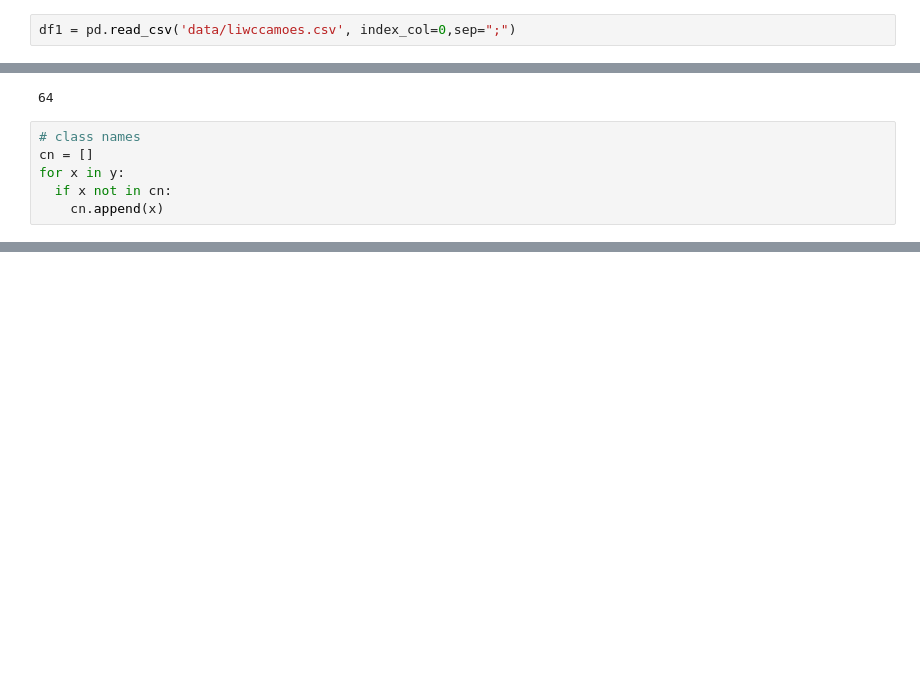
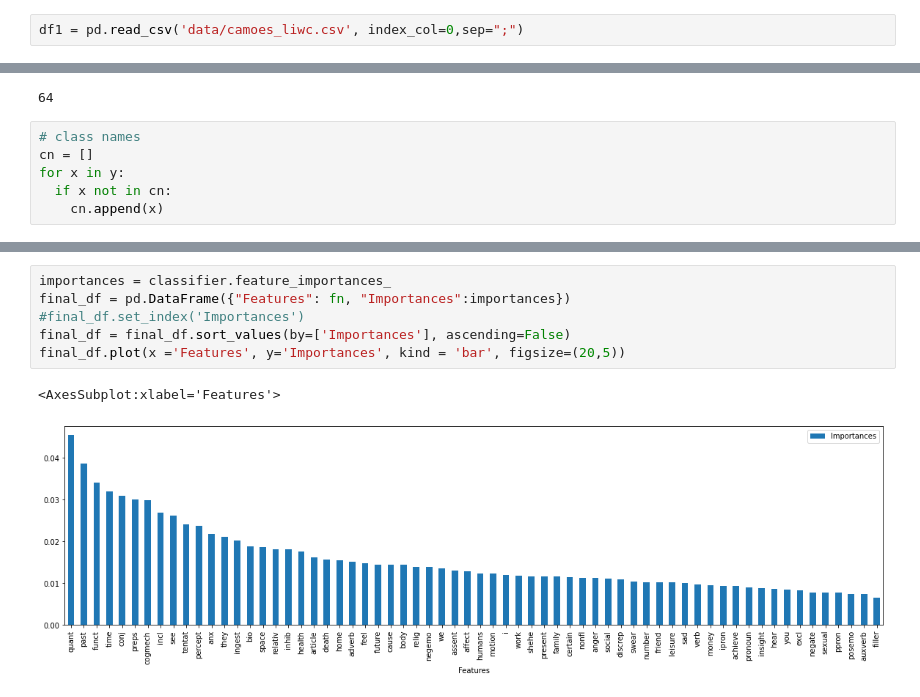
Before and after one commit to mtarcinalli/generos-literarios-bdcamoes, a Jupyter notebook: 03_liwc_rf.ipynb, the cells around one changed output, grey strips where cells are left out. Saved outputs shown, nothing was run; the diff lists cells and outputs as text; blank space fills up the shorter version.

Commit message:
feature importances

```diff
--- a/03_liwc_rf.ipynb
+++ b/03_liwc_rf.ipynb
@@ -7,7 +7,7 @@ from sklearn.model_selection import train_test_split
 from sklearn.metrics import classification_report
 from collections import Counter
 # %%
-df1 = pd.read_csv('data/liwccamoes.csv', index_col=0,sep=";")
+df1 = pd.read_csv('data/camoes_liwc.csv', index_col=0,sep=";")
 # %%
 df1
 # %% [output]
@@ -241,3 +241,12 @@ graph
 # %% [output]
 Warning: Could not load "/usr/lib/x86_64-linux-gnu/graphviz/libgvplugin_pango.so.6" - file not found
 [drawing not drawn]
+# %%
+importances = classifier.feature_importances_
+final_df = pd.DataFrame({"Features": fn, "Importances":importances})
+#final_df.set_index('Importances')
+final_df = final_df.sort_values(by=['Importances'], ascending=False)
+final_df.plot(x ='Features', y='Importances', kind = 'bar', figsize=(20,5))
+# %% [output]
+<AxesSubplot:xlabel='Features'>
+[figure, added]
```
Also changed, not shown: parts of 2 cells of this notebook, 4 other files.
